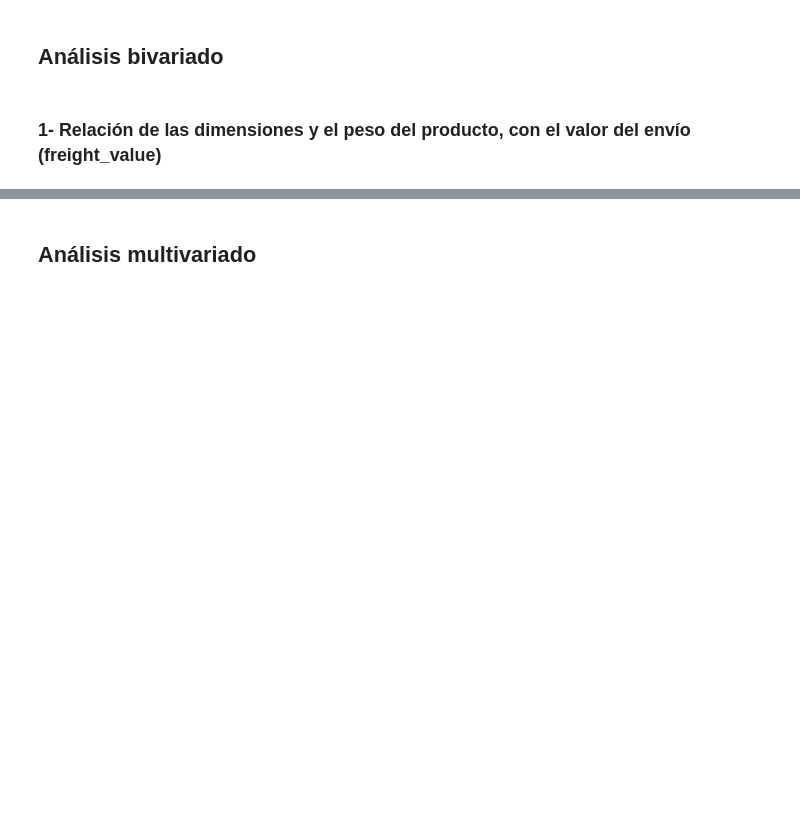
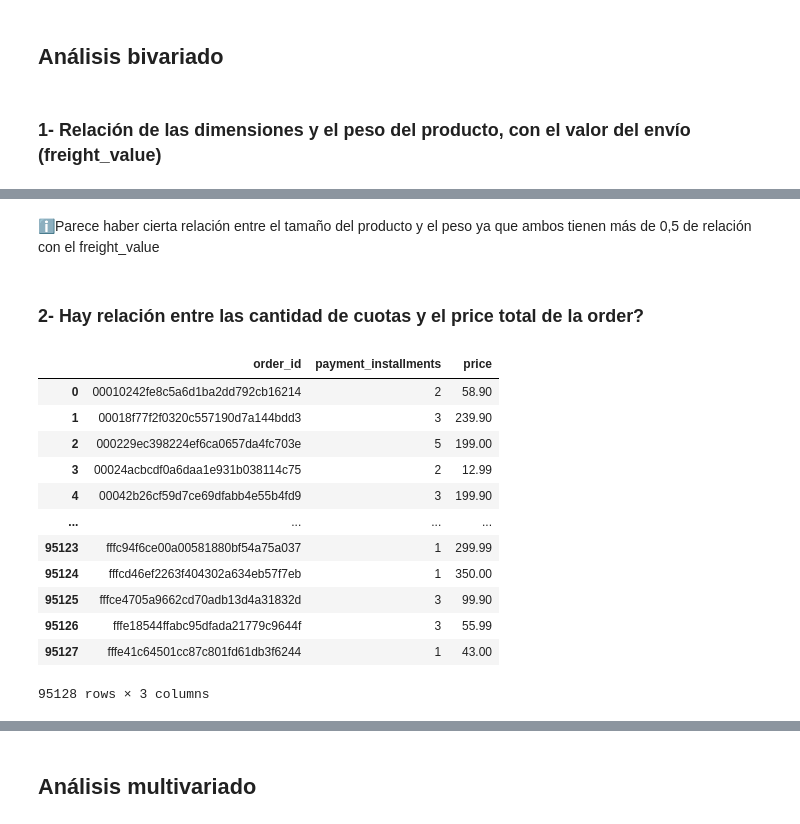
Before and after one commit to nicobotti91/coderds, a Jupyter notebook: etapas_basicas_dsii_botti_1er_entrega_testDSI.ipynb, the cells around one changed output, grey strips where cells are left out. Drawn from its saved outputs; the diff is of its cells as text; code cells hidden in the pictures; blank space fills up the shorter version.

```diff
--- a/etapas_basicas_dsii_botti_1er_entrega_testDSI.ipynb
+++ b/etapas_basicas_dsii_botti_1er_entrega_testDSI.ipynb
@@ -792,0 +809,22 @@ También vemos que por order se compra en la mayoría de las veces (97%) un úni
+# %% [markdown]
+ℹ️Parece haber cierta relación entre el tamaño del producto y el peso ya que ambos tienen más de 0,5 de relación con el freight_value
+# %% [markdown]
+### **2- Hay relación entre las cantidad de cuotas y el price total de la order?**
+# %%
+# agrupar el DataFrame por order_id contando el max del price y de installment payments
+df_orders_grouped_price_payments = df_merged_total.groupby('order_id').agg({'payment_installments': 'max', 'price': 'max'}).reset_index()
+df_orders_grouped_price_payments
+# %% [output]
+|  | order_id | payment_installments | price |
+| 0 | 00010242fe8c5a6d1ba2dd792cb16214 | 2 | 58.90 |
+| 1 | 00018f77f2f0320c557190d7a144bdd3 | 3 | 239.90 |
+| 2 | 000229ec398224ef6ca0657da4fc703e | 5 | 199.00 |
+| 3 | 00024acbcdf0a6daa1e931b038114c75 | 2 | 12.99 |
+| 4 | 00042b26cf59d7ce69dfabb4e55b4fd9 | 3 | 199.90 |
+| ... | ... | ... | ... |
+| 95123 | fffc94f6ce00a00581880bf54a75a037 | 1 | 299.99 |
+| 95124 | fffcd46ef2263f404302a634eb57f7eb | 1 | 350.00 |
+| 95125 | fffce4705a9662cd70adb13d4a31832d | 3 | 99.90 |
+| 95126 | fffe18544ffabc95dfada21779c9644f | 3 | 55.99 |
+| 95127 | fffe41c64501cc87c801fd61db3f6244 | 1 | 43.00 |
+95128 rows × 3 columns
```
Also changed, not shown: parts of 16 cells of this notebook.
